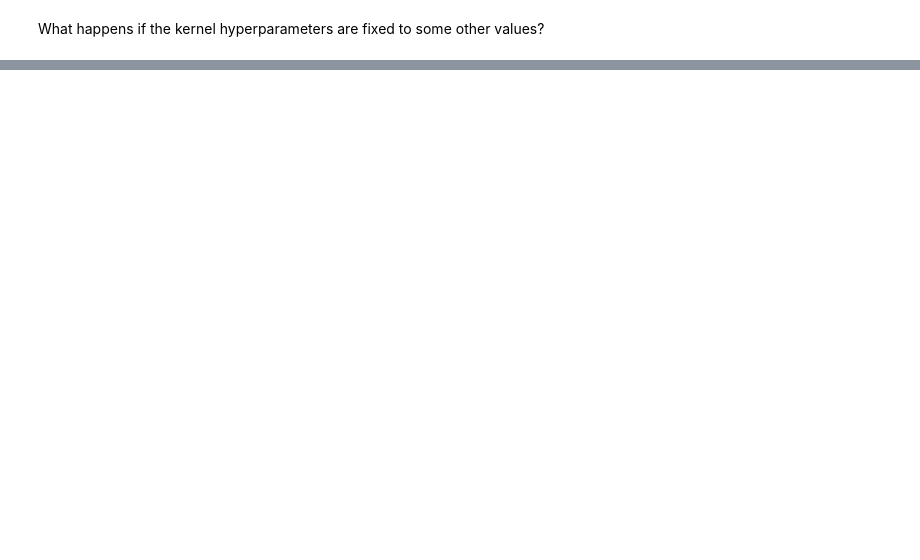
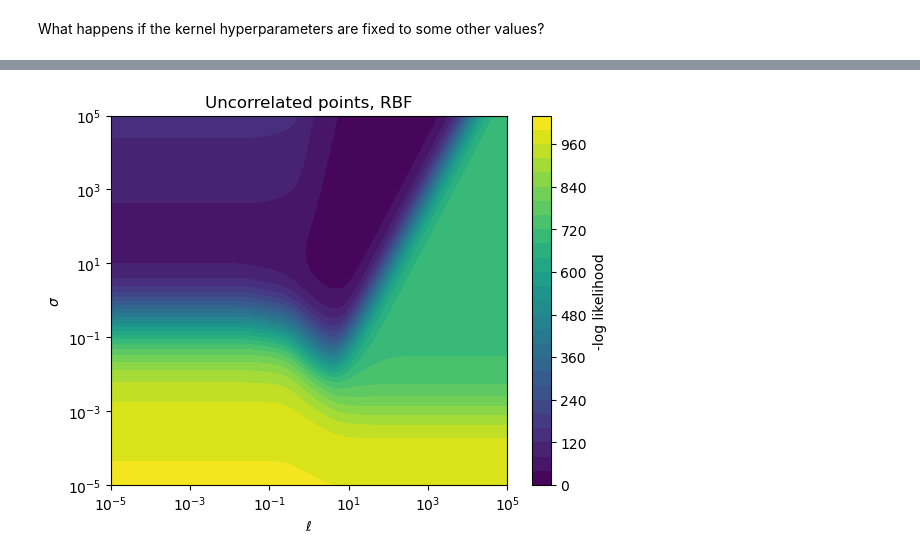
Before and after one commit to tim-launders/highly_correlated_gps, a Jupyter notebook: hyperparameter_adjustments.ipynb, the cells around one changed output, grey strips where cells are left out. Saved outputs shown, nothing was run; the diff lists cells and outputs as text; code cells hidden in the pictures; blank space fills up the shorter version.

```diff
--- a/hyperparameter_adjustments.ipynb
+++ b/hyperparameter_adjustments.ipynb
@@ -190,0 +191,28 @@ plt.show()
+# %%
+def get_negative_log_likelihood(constant_scale, length_scale, correlation):
+    #test_kernel = ConstantKernel(constant_scale, constant_value_bounds='fixed') * Matern(length_scale, length_scale_bounds='fixed', nu=2.5)
+    test_kernel = ConstantKernel(constant_scale, constant_value_bounds='fixed') * RBF(length_scale, length_scale_bounds='fixed')
+    gp = GaussianProcessRegressor(kernel=test_kernel)
+    try:
+        gp, _ = gp.fit(x.reshape(-1,1), y, total=total_errors, norms=correlation*total_errors, points=dataset_sizes)
+        return -gp.log_marginal_likelihood_value_
+    except:
+        return 100
+# %%
+sigma = np.logspace(-5,5,100)
+l = np.logspace(-5,5,100)
+
+L, Sigma = np.meshgrid(l, sigma)
+likelihoods = np.vectorize(get_negative_log_likelihood)(Sigma, L, correlation=0)
+
+plt.contourf(L, Sigma, likelihoods, 30, cmap='viridis')
+plt.colorbar(label='-log likelihood')
+plt.xscale('log')
+plt.yscale('log')
+plt.xlabel(r'$\ell$')
+plt.ylabel(r'$\sigma$')
+#plt.title('Uncorrelated points, Matern-7/2')
+plt.title('Uncorrelated points, RBF')
+plt.show()
+# %% [output]
+[figure, added]
```
Also changed, not shown: parts of 21 cells of this notebook.
